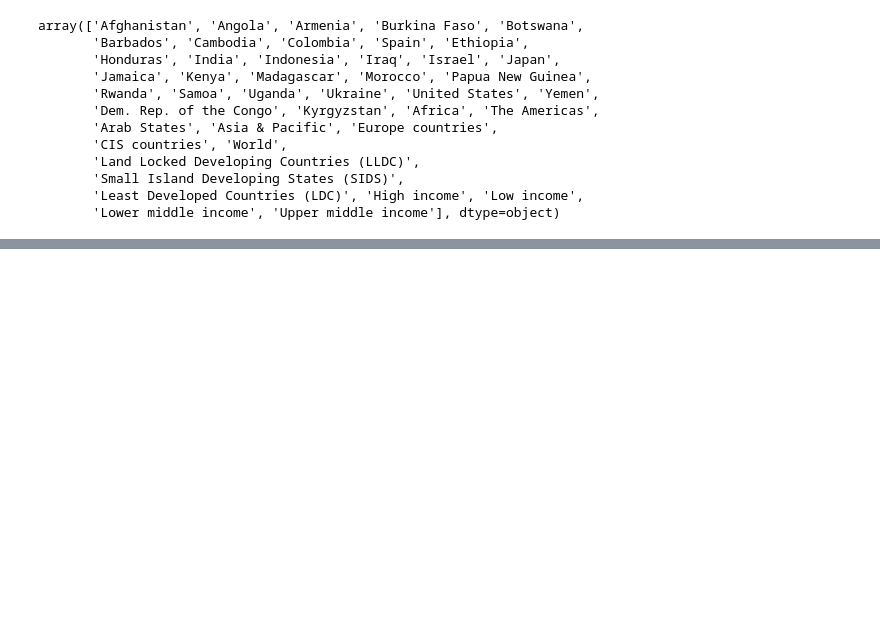
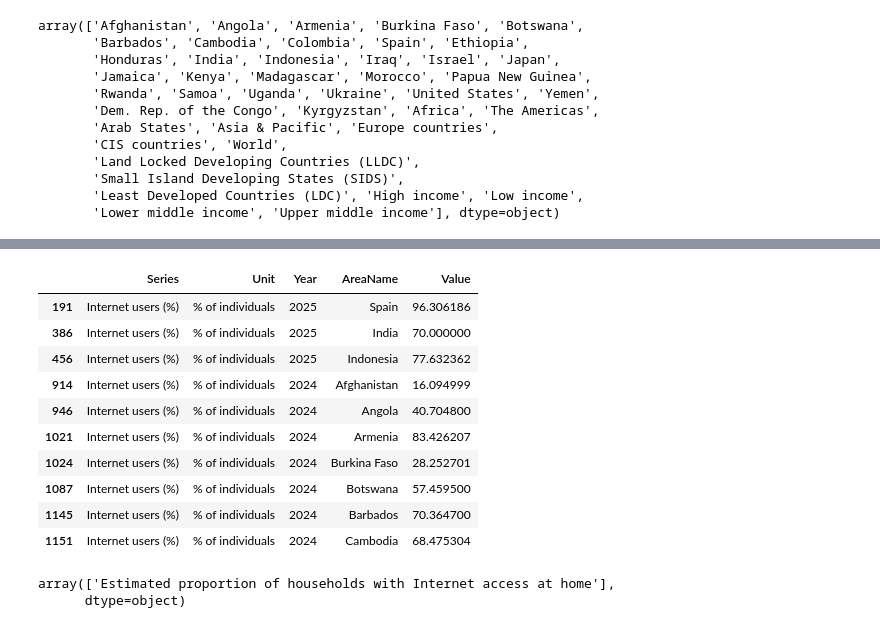
Before and after one commit to ajbunny/AI-Readiness-Governance-Capstone, a Jupyter notebook: notebooks/04_itu_candidate_data_preparation.ipynb, the cells around one changed output, grey strips where cells are left out. Drawn from its saved outputs; the diff is of its cells as text; code cells hidden in the pictures; blank space fills up the shorter version.

Commit message:
Updated ReadMe and completed the ITU selected countries metrics

```diff
--- a/notebooks/04_itu_candidate_data_preparation.ipynb
+++ b/notebooks/04_itu_candidate_data_preparation.ipynb
@@ -64,0 +73,4 @@ array(['Afghanistan', 'Angola', 'Armenia', 'Burkina Faso', 'Botswana',
+# %%
+removed_countries = ['Dem. Rep. of the Congo', 'Kyrgystan']
+
+df = df[~df["AreaName"].isin(removed_countries)].copy()
@@ -64,0 +148,21 @@ array(['Afghanistan', 'Angola', 'Armenia', 'Burkina Faso', 'Botswana',
+# %%
+df[df["Series"] == "Internet users (%)"][["Series","Unit","Year","AreaName","Value"]].head(10)
+# %% [output]
+|  | Series | Unit | Year | AreaName | Value |
+| 191 | Internet users (%) | % of individuals | 2025 | Spain | 96.306186 |
+| 386 | Internet users (%) | % of individuals | 2025 | India | 70.000000 |
+| 456 | Internet users (%) | % of individuals | 2025 | Indonesia | 77.632362 |
+| 914 | Internet users (%) | % of individuals | 2024 | Afghanistan | 16.094999 |
+| 946 | Internet users (%) | % of individuals | 2024 | Angola | 40.704800 |
+| 1021 | Internet users (%) | % of individuals | 2024 | Armenia | 83.426207 |
+| 1024 | Internet users (%) | % of individuals | 2024 | Burkina Faso | 28.252701 |
+| 1087 | Internet users (%) | % of individuals | 2024 | Botswana | 57.459500 |
+| 1145 | Internet users (%) | % of individuals | 2024 | Barbados | 70.364700 |
+| 1151 | Internet users (%) | % of individuals | 2024 | Cambodia | 68.475304 |
+# %%
+#df[df["Series"].str.contains("Households with Internet access at home")]["Series"].unique()
+
+df[df["Series"].str.contains("household", case=False) & ~df["Series"].str.startswith("HH06")]["Series"].unique()
+# %% [output]
+array(['Estimated proportion of households with Internet access at home'],
+      dtype=object)
```
Also changed, not shown: parts of 35 cells of this notebook, 1 other file.
